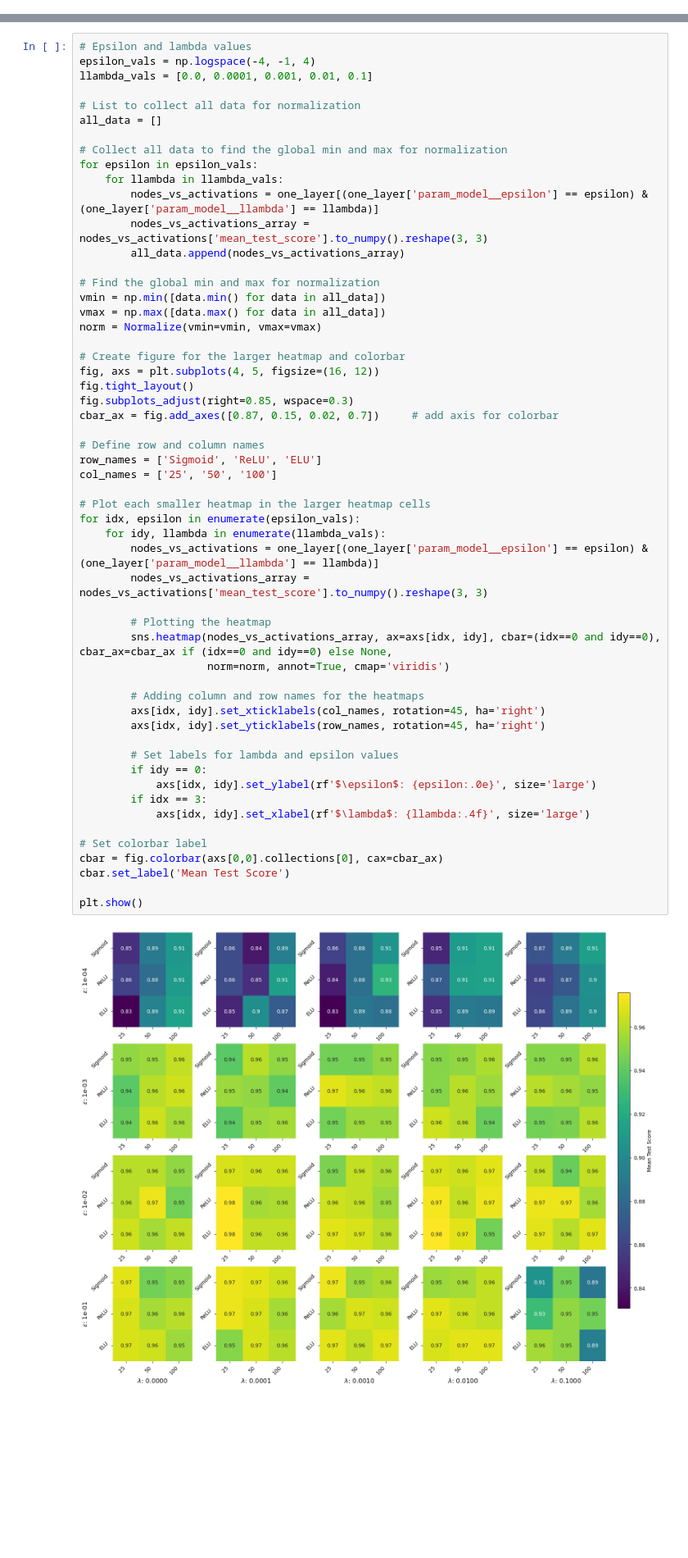
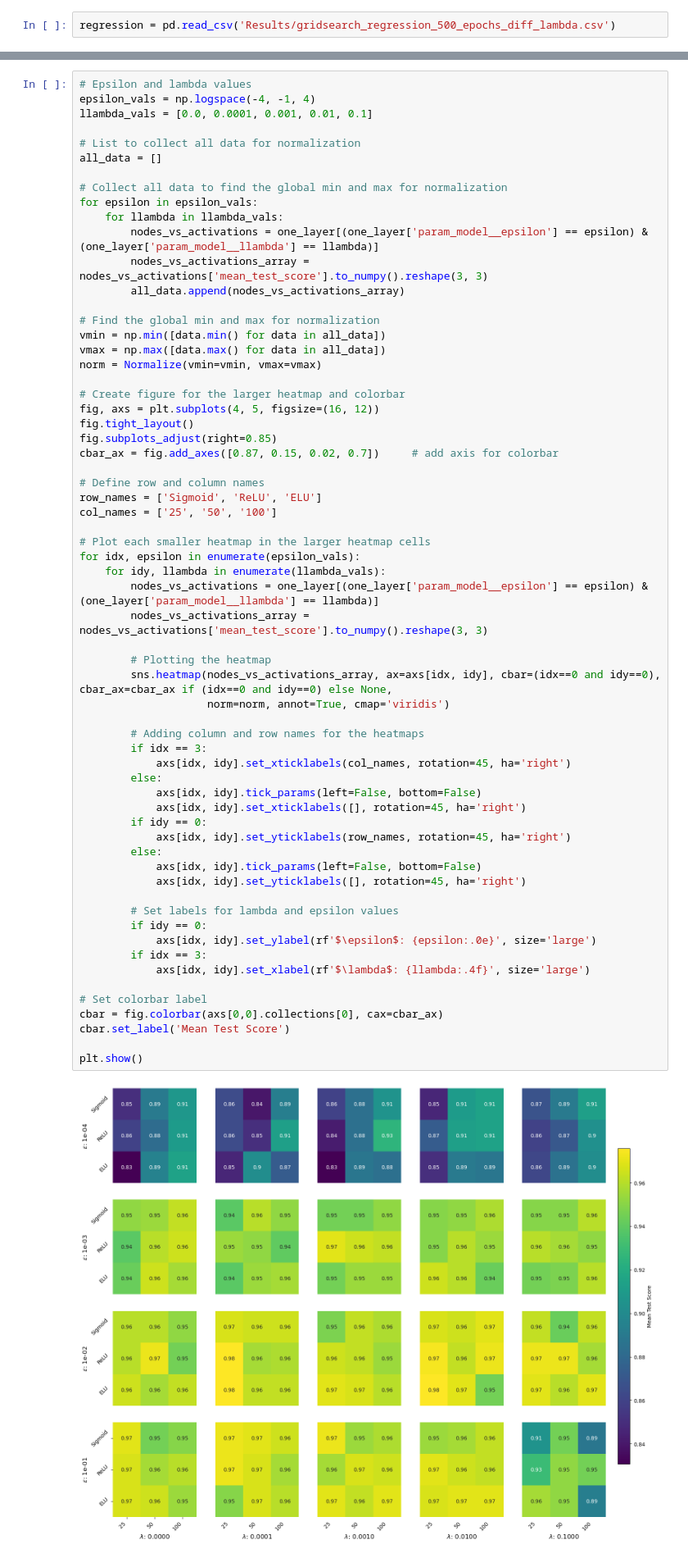
Before and after one commit to MariaFlyAway/Project2_FYS-STK3155, a Jupyter notebook: Code/Neural_Net/plotting_results.ipynb, the cells around one changed output, grey strips where cells are left out. Shown at 82% size. Saved outputs shown, nothing was run; the diff lists cells and outputs as text; blank space fills up the shorter version.

```diff
--- a/Code/Neural_Net/plotting_results.ipynb
+++ b/Code/Neural_Net/plotting_results.ipynb
@@ -7,0 +9,2 @@ from matplotlib.colors import Normalize
+# %%
+regression = pd.read_csv('Results/gridsearch_regression_500_epochs_diff_lambda.csv')
@@ -33,40 +89,48 @@ norm = Normalize(vmin=vmin, vmax=vmax)
 # Create figure for the larger heatmap and colorbar
 fig, axs = plt.subplots(4, 5, figsize=(16, 12))
 fig.tight_layout()
-fig.subplots_adjust(right=0.85, wspace=0.3)
+fig.subplots_adjust(right=0.85)
 cbar_ax = fig.add_axes([0.87, 0.15, 0.02, 0.7])     # add axis for colorbar
 
 # Define row and column names
 row_names = ['Sigmoid', 'ReLU', 'ELU']
 col_names = ['25', '50', '100']
 
 # Plot each smaller heatmap in the larger heatmap cells
 for idx, epsilon in enumerate(epsilon_vals):
     for idy, llambda in enumerate(llambda_vals):
         nodes_vs_activations = one_layer[(one_layer['param_model__epsilon'] == epsilon) & (one_layer['param_model__llambda'] == llambda)]
         nodes_vs_activations_array = nodes_vs_activations['mean_test_score'].to_numpy().reshape(3, 3)
 
         # Plotting the heatmap
         sns.heatmap(nodes_vs_activations_array, ax=axs[idx, idy], cbar=(idx==0 and idy==0), cbar_ax=cbar_ax if (idx==0 and idy==0) else None,
                     norm=norm, annot=True, cmap='viridis')
 
         # Adding column and row names for the heatmaps
-        axs[idx, idy].set_xticklabels(col_names, rotation=45, ha='right')
-        axs[idx, idy].set_yticklabels(row_names, rotation=45, ha='right')
+        if idx == 3:
+            axs[idx, idy].set_xticklabels(col_names, rotation=45, ha='right')
+        else:
+            axs[idx, idy].tick_params(left=False, bottom=False)
+            axs[idx, idy].set_xticklabels([], rotation=45, ha='right')
+        if idy == 0:
+            axs[idx, idy].set_yticklabels(row_names, rotation=45, ha='right')
+        else:
+            axs[idx, idy].tick_params(left=False, bottom=False)
+            axs[idx, idy].set_yticklabels([], rotation=45, ha='right')
 
         # Set labels for lambda and epsilon values
         if idy == 0:
             axs[idx, idy].set_ylabel(rf'$\epsilon$: {epsilon:.0e}', size='large')
         if idx == 3:
             axs[idx, idy].set_xlabel(rf'$\lambda$: {llambda:.4f}', size='large')
 
 # Set colorbar label
 cbar = fig.colorbar(axs[0,0].collections[0], cax=cbar_ax)
 cbar.set_label('Mean Test Score')
 
 plt.show()
 # %% [output]
-[figure, old version]
+[figure, new version]
 # %% [markdown]
 ### Two hidden layers
 # %%
```
Also changed, not shown: parts of 5 cells of this notebook, 3 other files.
